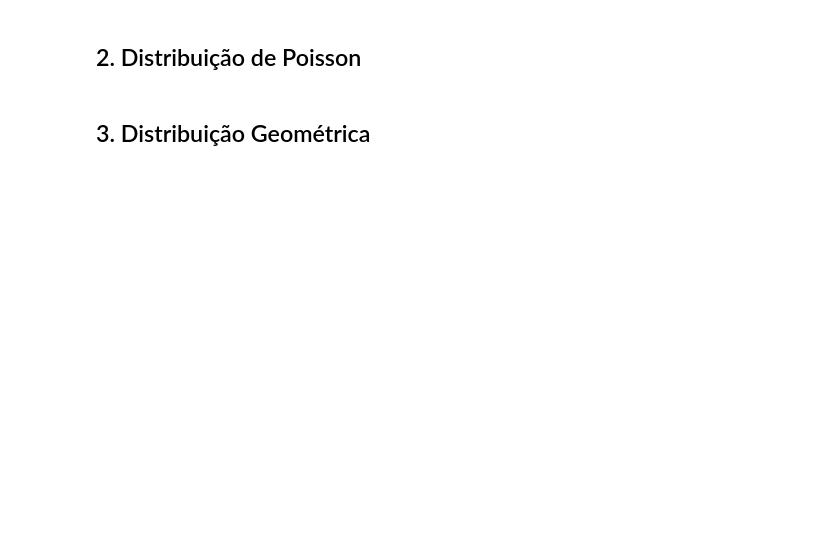
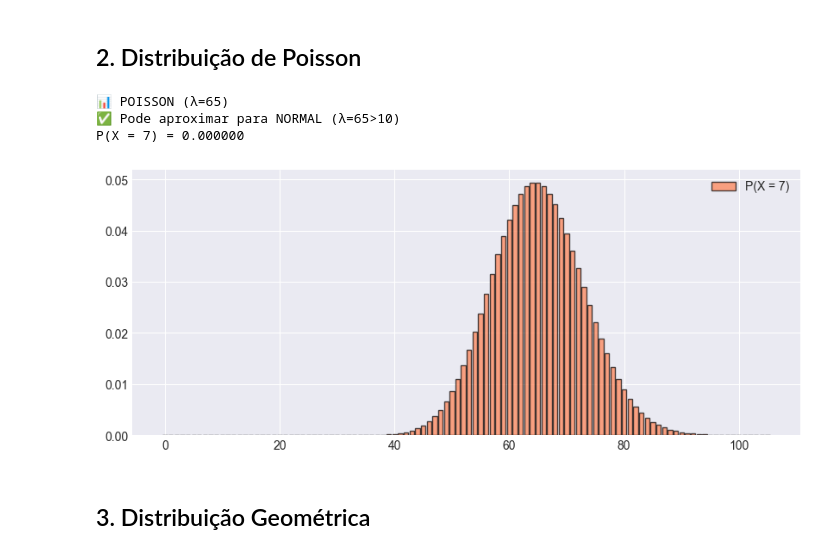
Before and after one commit to gbueno10/est, a Jupyter notebook: Distribuicoes/Distribuicoes_Discretas_NoWidgets.ipynb, the cells around one changed output. Drawn from its saved outputs; the diff is of its cells as text; code cells hidden in the pictures; blank space fills up the shorter version.

```diff
--- a/Distribuicoes/Distribuicoes_Discretas_NoWidgets.ipynb
+++ b/Distribuicoes/Distribuicoes_Discretas_NoWidgets.ipynb
@@ -203,13 +208,18 @@ calcular_binomial(
 ## 2. Distribuição de Poisson
 # %%
 calcular_poisson(
-    lam = 5.0,      # taxa média de ocorrências (λ)
+    lam = 65,      # taxa média de ocorrências (λ)
     tipo = 'pmf',   # Opções: 'pmf', 'cdf', 'sf', 'interval' ou 'ppf'
     k = 7,          # número de eventos para pmf, cdf e sf
     a = 3,          # limite inferior para interval
     b = 8,          # limite superior para interval
     prob = 0.95     # probabilidade acumulada mínima desejada para ppf
 )
+# %% [output]
+📊 POISSON (λ=65)
+✅ Pode aproximar para NORMAL (λ=65>10)
+P(X = 7) = 0.000000
+[figure, added]
 # %% [markdown]
 ## 3. Distribuição Geométrica
 # %%
```
Also changed, not shown: parts of 4 cells of this notebook, 3 other files.
